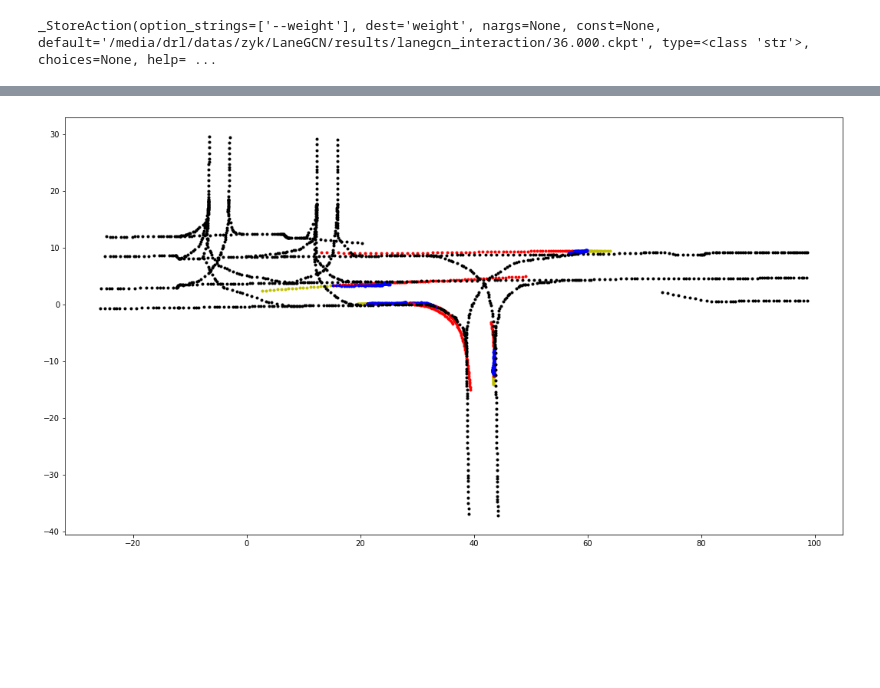
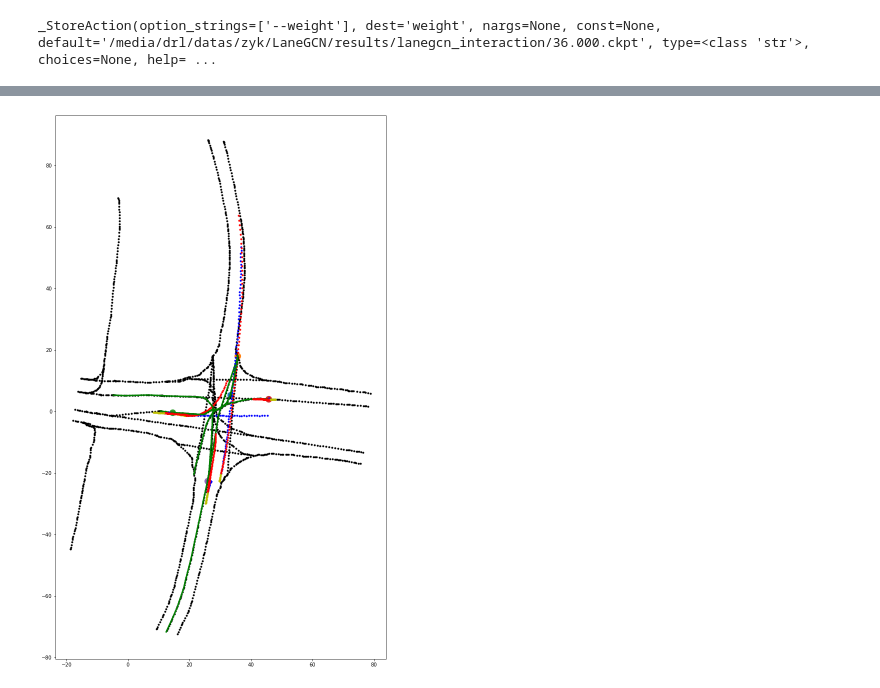
Before and after one commit to YikangZhang1641/modified_LaneGCN, a Jupyter notebook: test_interaction.ipynb, the cells around one changed output, grey strips where cells are left out. Saved outputs shown, nothing was run; the diff lists cells and outputs as text; code cells hidden in the pictures; blank space fills up the shorter version.

Commit message:
Added Lane Loss

```diff
--- a/test_interaction.ipynb
+++ b/test_interaction.ipynb
@@ -64,5 +49,5 @@ config
 # %%
-ckpt_path = "/home/user/Datasets/interpolated/preprocess_results_10s_interp10_thr10_scale7/results/30.000.ckpt"
+ckpt_path = "/home/user/Datasets/ref_paths/preprocess_results_10s_ref_path_ignore_no_matches_with_rotation_0721/results/38.000.ckpt"
 # ckpt_path = "/media/drl/datas/zyk/LaneGCN/results/lanegcn/17.000.ckpt"
 
 if not os.path.isabs(ckpt_path):
@@ -89,14 +74,14 @@ Net(
   )
 )
 # %%
-# dataset = InteDataset('/home/user/Datasets/interpolated/preprocess_results_10s/tmp/')
-dataset = InteDataset('/home/user/Datasets/interpolated/preprocess_results_10s_interp10_thr10_scale7/tmp/')
+dataset = InteDataset('/home/user/Datasets/ref_paths/preprocess_results_10s_ref_path_ignore_no_matches_with_rotation_0721/tmp/')
+# dataset = InteDataset('/home/user/Datasets/raw_map/preprocess_results_5s/tmp/')
 data_loader = DataLoader(
     dataset,
     batch_size=config["val_batch_size"],
     num_workers=config["val_workers"],
     collate_fn=collate_fn,
-    shuffle=True,
+    shuffle=False,
     pin_memory=True,
 )
 
@@ -109,9 +94,10 @@ data_list = []
 for ii, data in tqdm(enumerate(data_loader)):
     data = dict(data)
     with torch.no_grad():
+
         output = net(data)
         results = [x.detach().cpu().numpy() for x in output["reg"]]
-        display = post_process(output, data)
+#         display = post_process(output, data)
 #     for i, pred_traj in enumerate(results):
 #         if i != 0:
 #             continue
@@ -124,5 +152,5 @@ for ii, data in tqdm(enumerate(data_loader)):
 # %%
-def traj_plot(traj, rot, orig, ax=None, c=""):
+def traj_plot(traj, rot, orig, ax=None, c="", s=[]):
 
 
     if isinstance(traj, torch.Tensor):
@@ -135,6 +163,9 @@ def traj_plot(traj, rot, orig, ax=None, c=""):
     centerline = np.matmul(rot, (centerline.reshape(-1, 2)).T).T
 
     if ax is not None:
-        ax.plot(centerline[:, 0], centerline[:, 1], c)
+        ax.plot(centerline[:, 0], centerline[:, 1], c, s)
 
     return centerline
+
+def dis(x0, x1, y0, y1):
+    return np.sqrt((x0-x1)**2 + (y0-y1)**2)
@@ -145,7 +172,8 @@ NameError: name 'idx' is not defined
 # %%
 import numpy as np
 import matplotlib.pyplot as plt
-idx = 6
+idx = 5
+thrd = 0.5
 
 
 orig = data['orig'][idx]
@@ -158,26 +186,69 @@ graph = data['graph'][idx]
 gt_preds = data['gt_preds'][idx]
 has_preds = data['has_preds'][idx]
 for k in range(6):
-    fig, ax = plt.subplots(1,1, figsize=(20,10))
+    fig, ax = plt.subplots(1,1, figsize=(20,20))
     ax.set_aspect('equal', adjustable='box')
 #     plt.gca().invert_xaxis()
 #     plt.gca().invert_yaxis()
+
+    ctrs = graph['ctrs']
+    ax.plot(ctrs[:, 0], ctrs[:, 1], 'k.')
     for a in range(data['gt_preds'][idx].shape[0]):
+#         if a != 1:
+#             continue
+
         mask = has_preds[a]
         gt_pred = gt_preds[a][mask]
 
         hist = data['feats'][idx][a]
-        plt.plot(hist[:, 0], hist[:, 1], 'y.')
-        traj_plot(gt_pred,  rot, orig, ax, 'r.')
+#         plt.plot(hist[:, 0], hist[:, 1], 'y.')
+        for l in data['ref_paths'][idx][a]:
+            lane = torch.matmul(l - data['orig'][idx], rot.T)
+#             plt.plot(lane[:, 0], lane[:, 1], 'g')
+#         traj_plot(gt_pred,  rot, orig, ax, 'r.')
 
         pred_traj = results[idx][a, k, :, :]
-        traj_plot(pred_traj, rot, orig, ax, 'b.')
+        for i in range(1, pred_traj.shape[0]):
+            if dis(pred_traj[i][0], pred_traj[i - 1][0], pred_traj[i][1], pred_traj[i - 1][1]) < thrd:
+                results[idx][a, k][i] = results[idx][a, k][i - 1]
+#         traj_plot(pred_traj, rot, orig, ax, 'b.')
+        print(output['cls'][idx][a][k])
 
 
-    ctrs = graph['ctrs']
-    ax.plot(ctrs[:, 0], ctrs[:, 1], 'k.')
+        traj = torch.matmul(output['reg'][idx][a][k].cpu() - data['orig'][idx], rot.T)
+        diff = traj[1:] - traj[:-1]
+#         S_pred = torch.sum(torch.sqrt(torch.sum(diff ** 2, axis=1)))
 
+        min_final_dis = float('inf')
+        min_final_lane = None
+        min_final_pt = None
+        for ref in data['ref_paths'][idx][a]:
+            if ref is None:
+                continue
+
+            Lane = torch.matmul(ref - data['orig'][idx], rot.T)
+            map_car0 = Lane - traj[-1]
+            lane_end_id = torch.argmin(torch.sum(map_car0 ** 2, 1))
+#             plt.plot(Lane[:, 0], Lane[:, 1], 'g')
+
+            final_pt = Lane[lane_end_id]
+#             plt.scatter(final_pt[0], final_pt[1], s=150)
+
+            final_dis = torch.sqrt(torch.sum((final_pt - traj[-1]) ** 2))
+#             print(final_pt, traj[-1], final_dis)
+            if min_final_dis > final_dis:
+                min_final_dis = final_dis
+                min_final_lane = Lane
+                min_final_pt = final_pt
+
+        plt.plot(min_final_lane[:, 0], min_final_lane[:, 1], 'g', linewidth=3)
+
+        traj_plot(pred_traj, rot, orig, ax, 'b.')
+        traj_plot(gt_pred,  rot, orig, ax, 'r.')
+        plt.plot(hist[:, 0], hist[:, 1], 'y.')
+
+        plt.scatter(min_final_pt[0], min_final_pt[1], s=150)
 #     plt.savefig('/home/user/Projects/LaneGCN_modified/results/remote_results/0603_5s/' + str(idx) + '_' + str(k))
-#     plt.savefig('/home/user/Logs/0610/interp+filter10_res30/' + str(idx) + '_' + str(k))
+    plt.savefig('/home/user/Logs/0722/test/laneloss' + str(idx) + '_' + str(k))
     plt.show()
 # %% [output]
@@ -184 +260 @@ for k in range(6):
-[figure, old version]
+[figure, new version]
```
Also changed, not shown: parts of 17 cells of this notebook, 4 other files.
